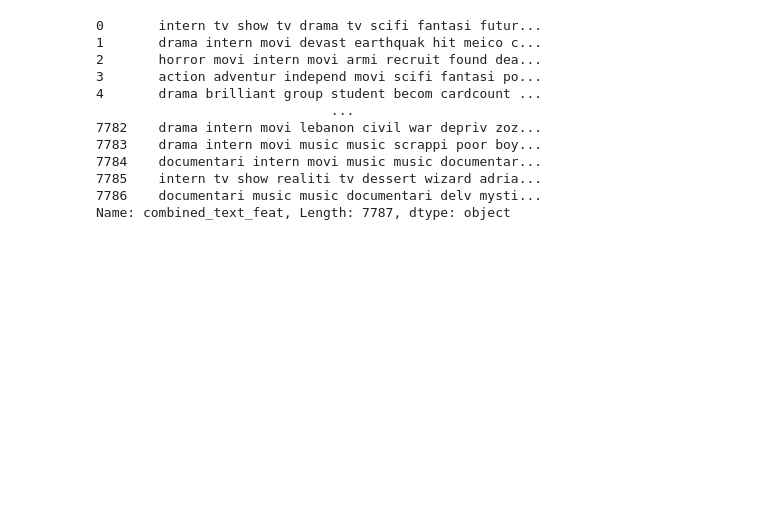
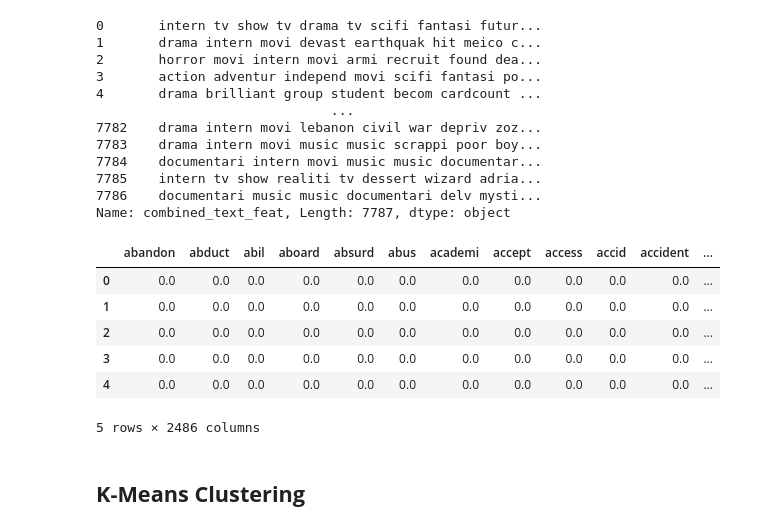
Before and after one commit to Arka1212/Netflix-Movies-And-TV-Shows-Clustering, a Jupyter notebook: NETFLIX_MOVIES_AND_TV_SHOWS_CLUSTERING.ipynb, the cells around one changed output. Drawn from its saved outputs; the diff is of its cells as text; code cells hidden in the pictures; blank space fills up the shorter version.

```diff
--- a/NETFLIX_MOVIES_AND_TV_SHOWS_CLUSTERING.ipynb
+++ b/NETFLIX_MOVIES_AND_TV_SHOWS_CLUSTERING.ipynb
@@ -708,3 +708,19 @@ nf_df["combined_text_feat"]
 7785    intern tv show realiti tv dessert wizard adria...
 7786    documentari music music documentari delv mysti...
 Name: combined_text_feat, Length: 7787, dtype: object
+# %%
+vectorizer = TfidfVectorizer(sublinear_tf= True, min_df=10, norm='l2', ngram_range=(1, 2), stop_words='english')
+X_vc = vectorizer.fit_transform(nf_df["combined_text_feat"])
+pd.DataFrame(X_vc.toarray(), columns=vectorizer.get_feature_names()).head()
+
+# It helps in tokenizing documents, learn the vocabulary and inverse document frequency weightings, and allows to encode new documents.
+# %% [output]
+|  | abandon | abduct | abil | aboard | absurd | abus | academi | accept | access | accid | accident | ... |
+| 0 | 0.0 | 0.0 | 0.0 | 0.0 | 0.0 | 0.0 | 0.0 | 0.0 | 0.0 | 0.0 | 0.0 | ... |
+| 1 | 0.0 | 0.0 | 0.0 | 0.0 | 0.0 | 0.0 | 0.0 | 0.0 | 0.0 | 0.0 | 0.0 | ... |
+| 2 | 0.0 | 0.0 | 0.0 | 0.0 | 0.0 | 0.0 | 0.0 | 0.0 | 0.0 | 0.0 | 0.0 | ... |
+| 3 | 0.0 | 0.0 | 0.0 | 0.0 | 0.0 | 0.0 | 0.0 | 0.0 | 0.0 | 0.0 | 0.0 | ... |
+| 4 | 0.0 | 0.0 | 0.0 | 0.0 | 0.0 | 0.0 | 0.0 | 0.0 | 0.0 | 0.0 | 0.0 | ... |
+5 rows × 2486 columns
+# %% [markdown]
+## **K-Means Clustering**
```
